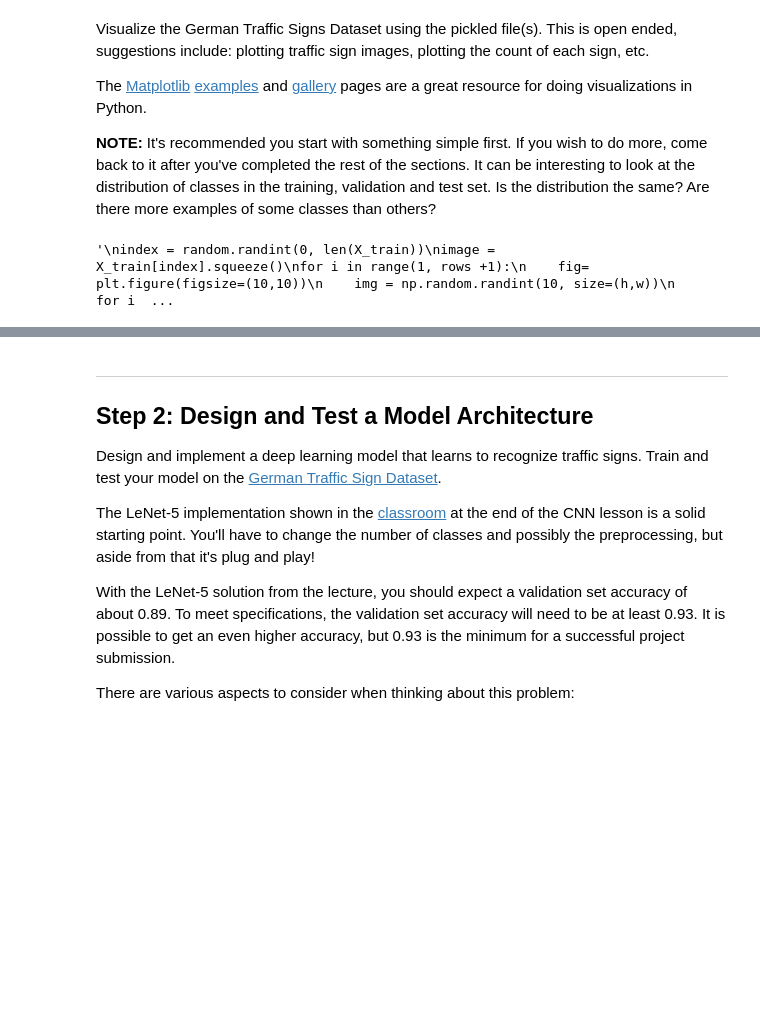
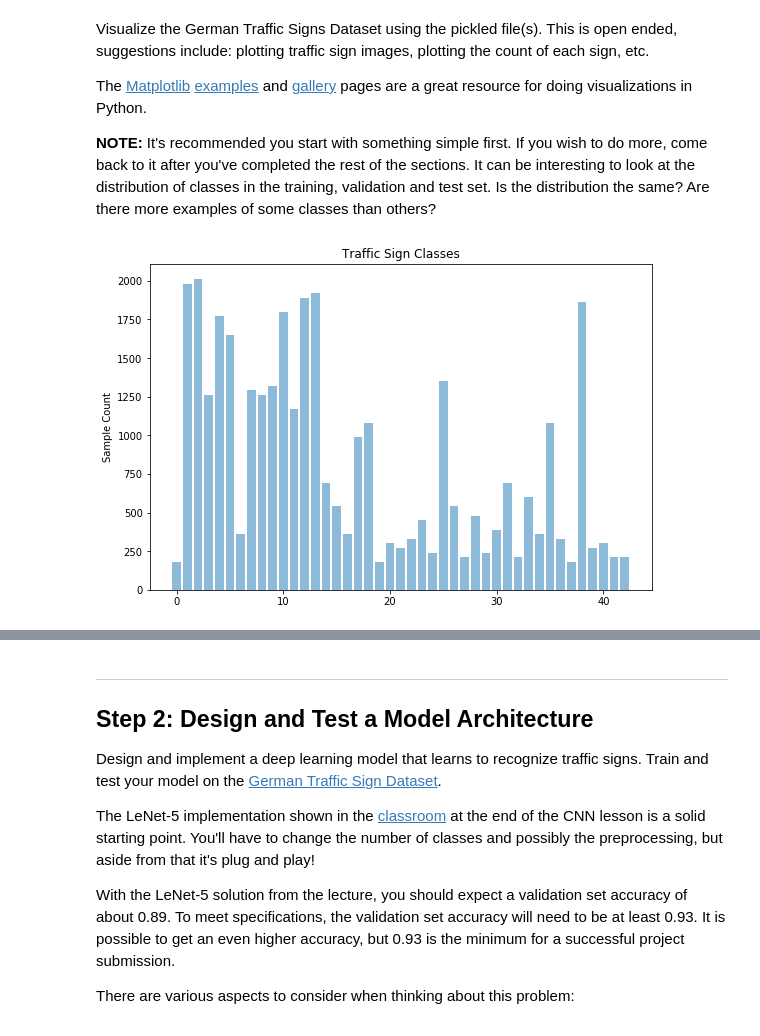
Before and after one commit to singh-arulraj/Traffic_Sign_Classifier, a Jupyter notebook: Traffic_Sign_Classifier.ipynb, the cells around one changed output, grey strips where cells are left out. Cells and saved outputs as stored; diff of their text form; code cells hidden in the pictures; blank space fills up the shorter version.

```diff
--- a/Traffic_Sign_Classifier.ipynb
+++ b/Traffic_Sign_Classifier.ipynb
@@ -26,9 +26,9 @@ import numpy as np
 
 # TODO: Fill this in based on where you saved the training and testing data
 
-training_file = "./train.p"
-validation_file= "./valid.p"
-testing_file = "./test.p"
+training_file = "../data/train.p"
+validation_file= "../data/valid.p"
+testing_file = "../data/test.p"
 
 with open(training_file, mode='rb') as f:
     train = pickle.load(f)
@@ -41,5 +41,6 @@ X_train, y_train = train['features'], train['labels']
 X_valid, y_valid = valid['features'], valid['labels']
 X_test, y_test = test['features'], test['labels']
 print(X_valid.shape)
+print(y_valid.shape)
 # %% [output]
 (4410, 32, 32, 3)
@@ -75,7 +77,7 @@ n_test = X_test.shape[0]
 image_shape = (X_train.shape[1], X_train.shape[2] ,  X_train.shape[3])
 
 # TODO: How many unique classes/labels there are in the dataset.
-image_unique = np.unique(y_train, return_index= True)
+image_unique = np.unique(y_train, return_index= True, return_counts = True)
 n_classes = len(image_unique[0])
 
 print("Number of training examples =", n_train)
@@ -84,6 +86,7 @@ print("Number of testing examples =", n_test)
 print("Image data shape =", image_shape)
 print("Number of classes =", n_classes)
 print(X_train.shape)
+print(image_unique[2])
 # %% [output]
 Number of training examples = 34799
 Number of validation examples = 4410
@@ -99,6 +105,19 @@ Visualize the German Traffic Signs Dataset using the pickled file(s). This is op
 The [Matplotlib](http://matplotlib.org/) [examples](http://matplotlib.org/examples/index.html) and [gallery](http://matplotlib.org/gallery.html) pages are a great resource for doing visualizations in Python.
 
 **NOTE:** It's recommended you start with something simple first. If you wish to do more, come back to it after you've completed the rest of the sections. It can be interesting to look at the distribution of classes in the training, validation and test set. Is the distribution the same? Are there more examples of some classes than others?
+# %%
+import matplotlib.pyplot as plt
+import numpy as np
+
+plt.figure(figsize=(9,6))
+
+plt.bar(image_unique[0], image_unique[2], align='center', alpha=0.5)
+plt.ylabel('Sample Count')
+plt.title('Traffic Sign Classes')
+
+plt.show()
+# %% [output]
+[figure, added]
 # %%
 import cv2
 #data Augmentation Techniques
@@ -151,29 +170,3 @@ def augmentGamma_N(image, gamma=1.5):
 
     # apply gamma correction using the lookup table
     return cv2.LUT(image, table)
-# %%
-import numpy as np
-import matplotlib.pyplot as plt
-import random
-
-w=10
-h=10
-#fig=plt.figure(figsize=(300, 300), tight_layout=True)
-#fig = plt.figure()
-#fig.add_gridspec(43,5)
-columns = 5
-rows = 43
-'''
-index = random.randint(0, len(X_train))
-image = X_train[index].squeeze()
-for i in range(1, rows +1):
-    fig= plt.figure(figsize=(10,10))
-    img = np.random.randint(10, size=(h,w))
-    for i in range(1, columns +1):
-        fig.add_subplot(1, columns, i)
-        plt.imshow(image, cmap = 'gray')
-    plt.show()
-    print("Hi")
-'''
-# %% [output]
-'\nindex = random.randint(0, len(X_train))\nimage = X_train[index].squeeze()\nfor i in range(1, rows +1):\n    fig= plt.figure(figsize=(10,10))\n    img = np.random.randint(10, size=(h,w))\n    for i  ...
```
Also changed, not shown: parts of 11 cells of this notebook, 19 other files.
